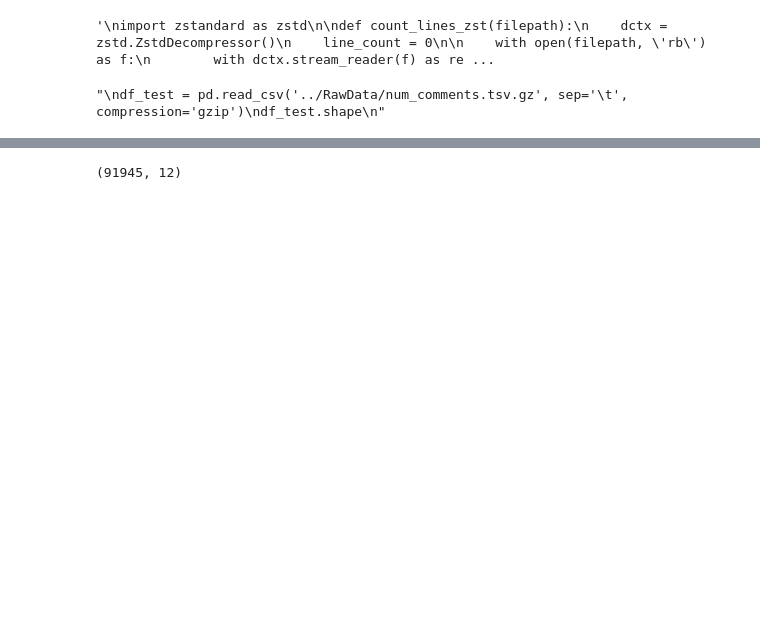
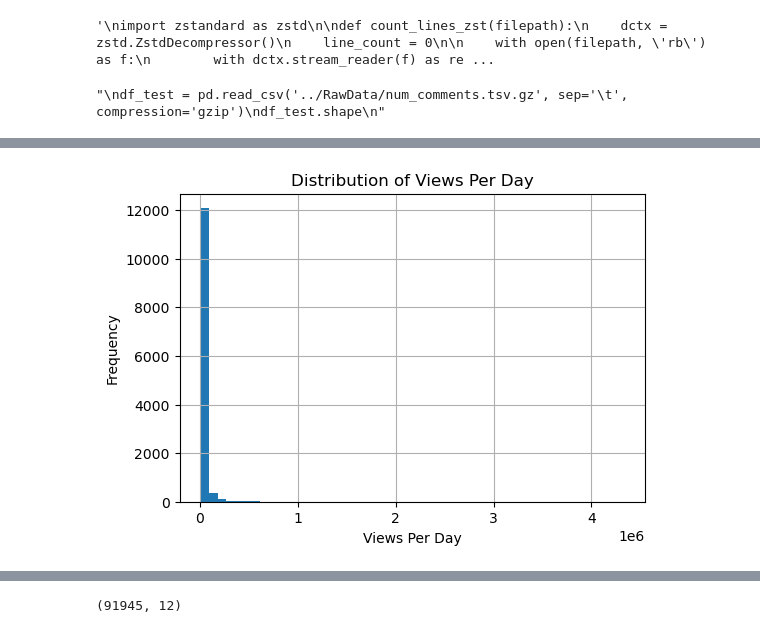
Before and after one commit to engindenizdogu/viralscope, a Jupyter notebook: Preprocessing/data_exploration.ipynb, the cells around one changed output, grey strips where cells are left out. Cells and saved outputs as stored; diff of their text form; code cells hidden in the pictures; blank space fills up the shorter version.

```diff
--- a/Preprocessing/data_exploration.ipynb
+++ b/Preprocessing/data_exploration.ipynb
@@ -45,0 +48,12 @@ df_random.head()
+# %%
+df_random['upload_date'] = pd.to_datetime(df_random['upload_date'], format='mixed', errors='coerce')
+df_random['crawl_date'] = pd.to_datetime(df_random['crawl_date'], format='mixed', errors='coerce')
+df_random['days_since_upload'] = (df_random['crawl_date'] - df_random['upload_date']).dt.total_seconds() / 86400
+df_random['views_per_day'] = df_random['view_count'] / df_random['days_since_upload']
+#df_random['views_per_day'].isna().sum()
+#df_random[df_random['views_per_day'] == 0]
+
+# Check the distribution statistics
+print(df_random['views_per_day'].describe())
+print(f"\nMax value: {df_random['views_per_day'].max()}")
+print(f"99th percentile: {df_random['views_per_day'].quantile(0.99)}")
@@ -45,0 +89,8 @@ df_random.head()
+# %%
+df_random['views_per_day'].hist(bins=50, figsize=(6,4))
+plt.xlabel('Views Per Day')
+plt.ylabel('Frequency')
+plt.title('Distribution of Views Per Day')
+plt.show()
+# %% [output]
+[figure, added]
```
Also changed, not shown: parts of 16 cells of this notebook, 49 other files.
